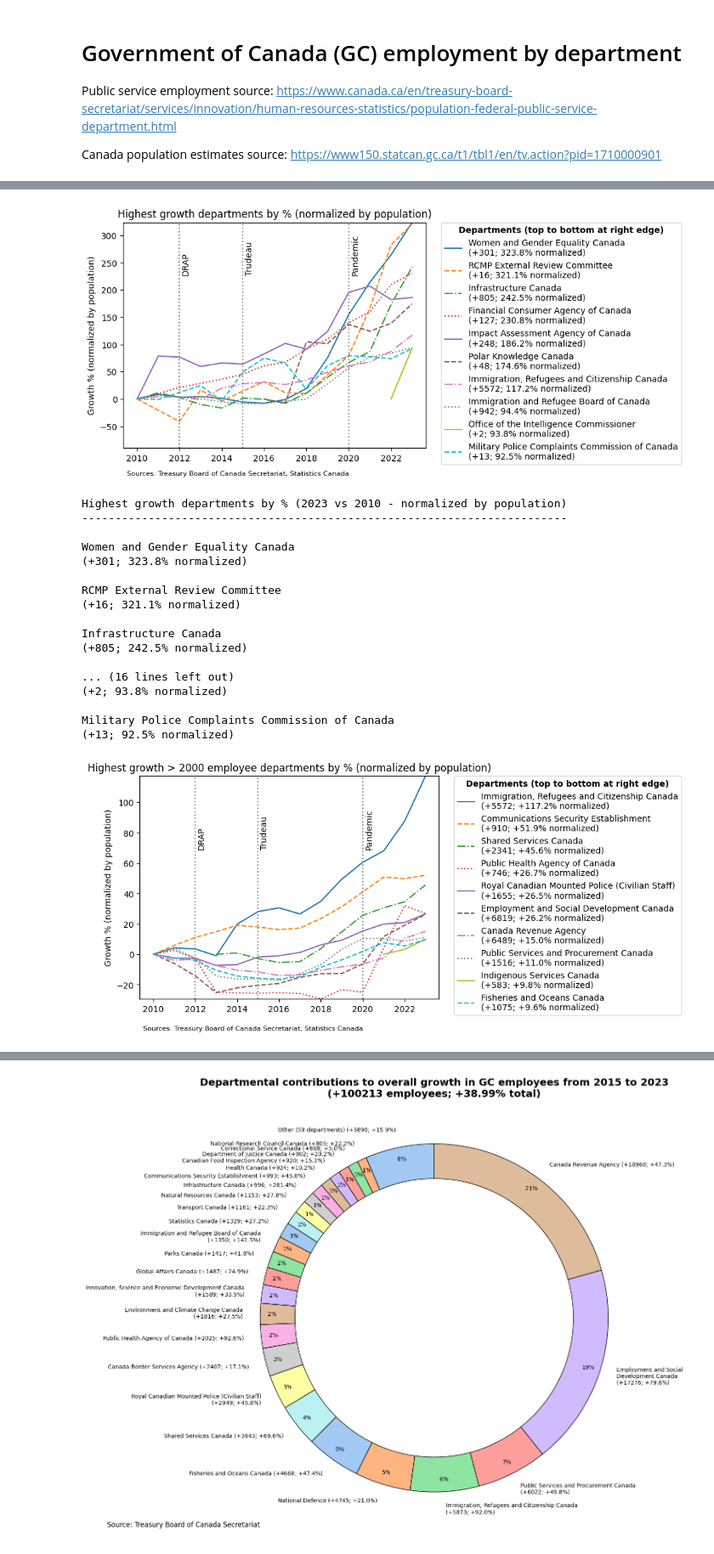
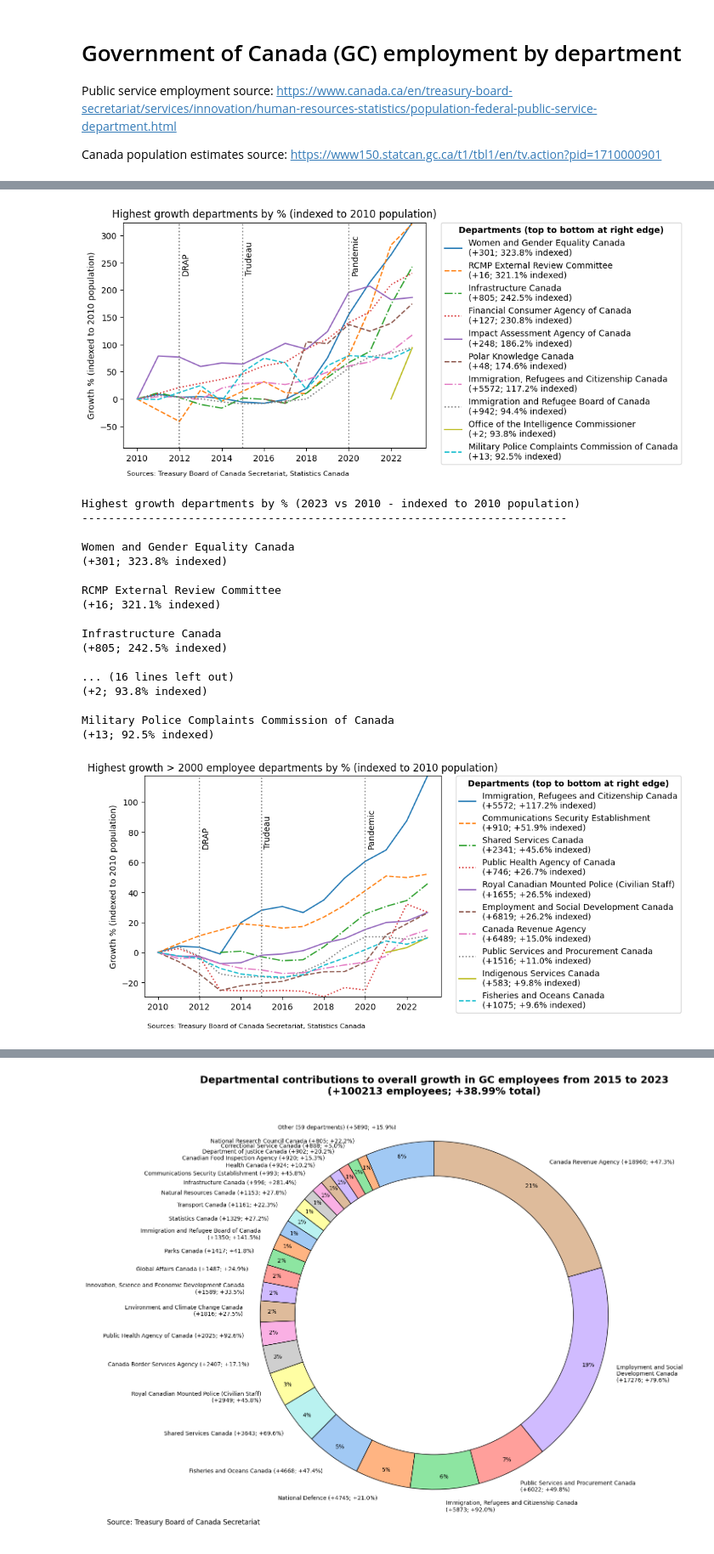
Before and after one commit to juleskuehn/public-service-headcount, a Jupyter notebook: public-service-headcount.ipynb, the cells around one changed output, grey strips where cells are left out. Shown at 85% size. Saved outputs shown, nothing was run; the diff lists cells and outputs as text; code cells hidden in the pictures.

Commit message:
Clarify wording re: adjustment for population

```diff
--- a/public-service-headcount.ipynb
+++ b/public-service-headcount.ipynb
@@ -342,7 +342,7 @@ growth_percentages = df_growth.set_index("Departments and Agencies").query("Year
 legend_labels = []
 for dept in top_depts:
     legend_labels.append(
-        f"{dept}\n(+{growth_totals[dept]:.0f}; {growth_percentages[dept]:.1f}% normalized)"
+        f"{dept}\n(+{growth_totals[dept]:.0f}; {growth_percentages[dept]:.1f}% indexed)"
     )
 
 plt.legend(legend_labels, bbox_to_anchor=(1.05, 1), loc='upper left', borderaxespad=0., title='Departments (top to bottom at right edge)')
@@ -350,37 +350,37 @@ plt.legend(legend_labels, bbox_to_anchor=(1.05, 1), loc='upper left', borderaxes
 plt.setp(plt.gca().get_legend().get_title(), fontweight='bold')
 
 plt.ylim(min_y, max_y)
-plt.ylabel('Growth % (normalized by population)')
-plt.title('Highest growth departments by % (normalized by population)')
+plt.ylabel('Growth % (indexed to 2010 population)')
+plt.title('Highest growth departments by % (indexed to 2010 population)')
 plt.show()
 # %% [output]
-[figure, old version]
+[figure, new version]
 # %%
 # Text alternative
 
-print("Highest growth departments by % (2023 vs 2010 - normalized by population)")
+print("Highest growth departments by % (2023 vs 2010 - indexed to 2010 population)")
 print("-------------------------------------------------------------------------")
 print()
 for label in legend_labels:
     print(label, end='\n\n')
 # %% [output]
-Highest growth departments by % (2023 vs 2010 - normalized by population)
+Highest growth departments by % (2023 vs 2010 - indexed to 2010 population)
 -------------------------------------------------------------------------
 
 Women and Gender Equality Canada
-(+301; 323.8% normalized)
+(+301; 323.8% indexed)
 
 RCMP External Review Committee
-(+16; 321.1% normalized)
+(+16; 321.1% indexed)
 
 Infrastructure Canada
-(+805; 242.5% normalized)
+(+805; 242.5% indexed)
 
 ... (16 lines left out)
-(+2; 93.8% normalized)
+(+2; 93.8% indexed)
 
 Military Police Complaints Commission of Canada
-(+13; 92.5% normalized)
+(+13; 92.5% indexed)
 # %%
 """Top 10 departments (only > 2000 employees) by growth in proportional numbers, normalized by population"""
 
@@ -428,37 +428,37 @@ plt.text(2009.5, -50, 'Sources: Treasury Board of Canada Secretariat, Statistics
 plt.axvline(x=2015, color='gray', linestyle='dotted')
 # Label the vertical line
 plt.text(2015.1, 70, 'Trudeau', rotation=90)
 # Same for pandemic in 2020
 plt.axvline(x=2020, color='gray', linestyle='dotted')
 plt.text(2020.1, 70, 'Pandemic', rotation=90)
 # Same for DRAP in 2012
 plt.axvline(x=2012, color='gray', linestyle='dotted')
 plt.text(2012.1, 70, 'DRAP', rotation=90)
 
 # Calculate growth totals and percentage growth for each department, then add these to the legend
 df_growth_tot = df.merge(df_first_year, on='Departments and Agencies', how='left', suffixes=('', '_first'))
 df_growth_tot["Employees"] = df_growth_tot["Employees"] - df_growth_tot["Employees_first"]
 df_growth_tot = df_growth_tot.drop(columns=['Employees_first', 'Year_first'])
 growth_totals = df_growth_tot.set_index("Departments and Agencies").query("Year == 2023")["Employees"]
 growth_percentages = df_growth.set_index("Departments and Agencies").query("Year == 2023")["Employees"]
 
 # Add growth totals and percentages to legend
 legend_labels = []
 for dept in top_depts:
     legend_labels.append(
-        f"{dept}\n(+{growth_totals[dept]:.0f}; +{growth_percentages[dept]:.1f}% normalized)"
+        f"{dept}\n(+{growth_totals[dept]:.0f}; +{growth_percentages[dept]:.1f}% indexed)"
     )
 
 plt.legend(legend_labels, bbox_to_anchor=(1.05, 1), loc='upper left', borderaxespad=0., title='Departments (top to bottom at right edge)')
 # Legend title should be bold
 plt.setp(plt.gca().get_legend().get_title(), fontweight='bold')
 
 plt.ylim(min_y, max_y)
-plt.ylabel('Growth % (normalized by population)')
-plt.title('Highest growth > 2000 employee departments by % (normalized by population)')
+plt.ylabel('Growth % (indexed to 2010 population)')
+plt.title('Highest growth > 2000 employee departments by % (indexed to 2010 population)')
 plt.show()
 # %% [output]
-[figure, old version]
+[figure, new version]
 # %%
 # Text alternative
 
```
Also changed, not shown: parts of 9 cells of this notebook.
